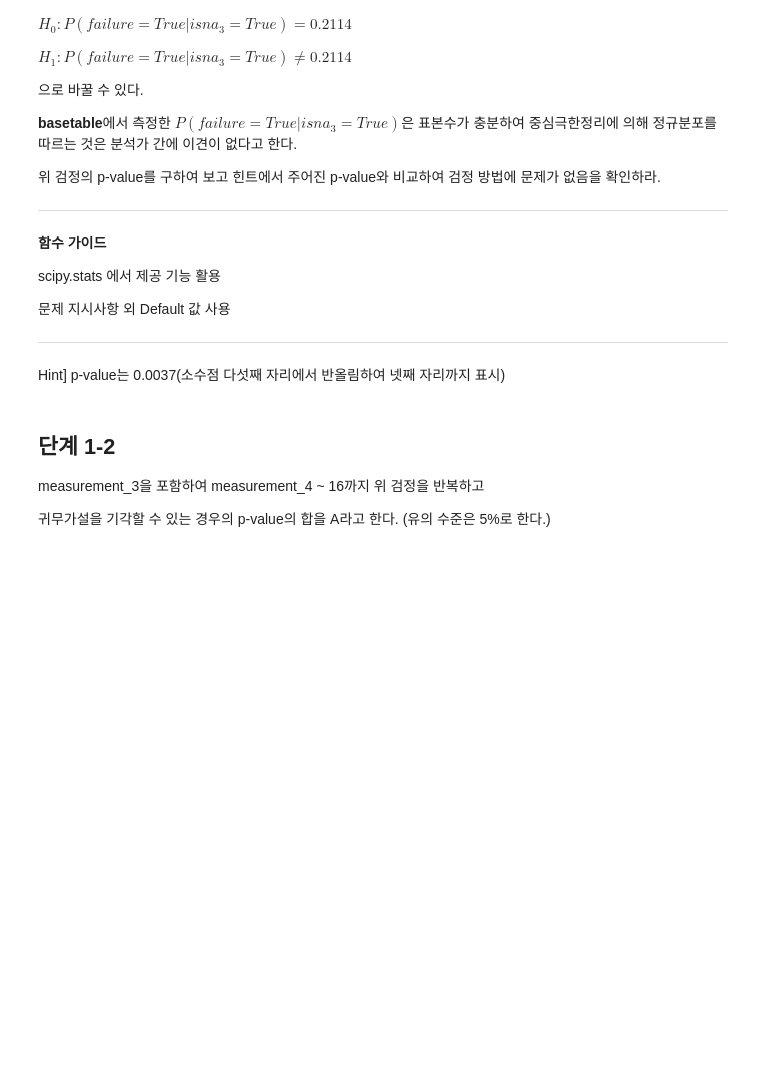
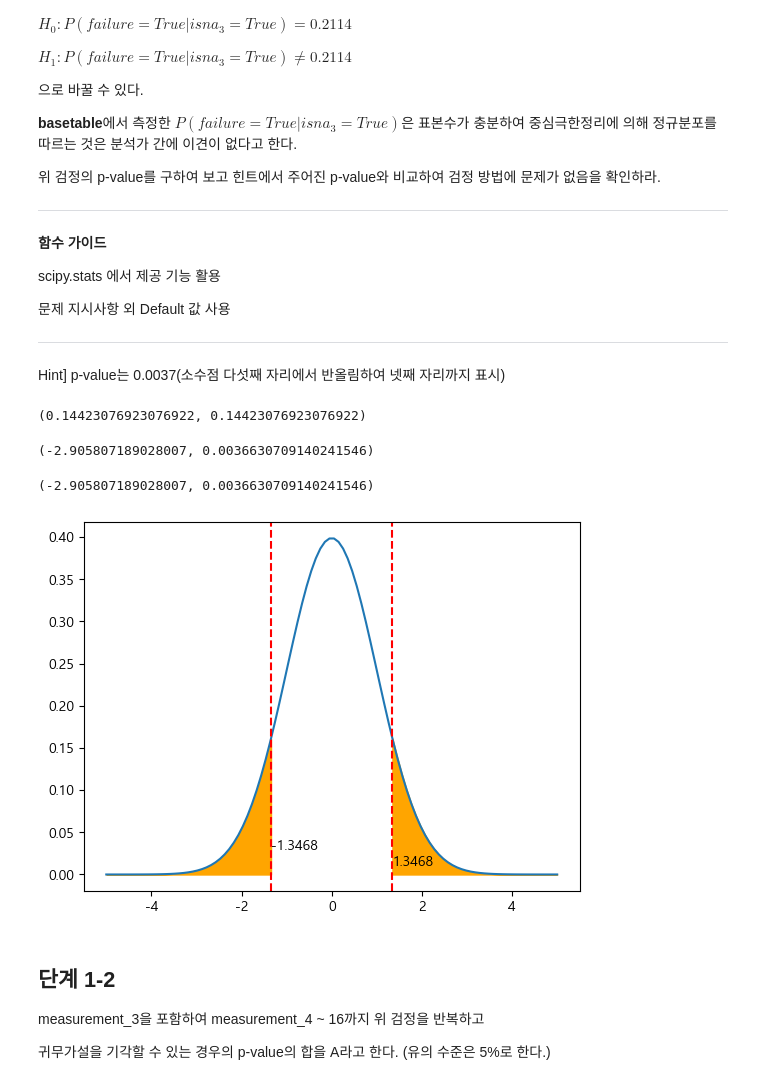
Before and after one commit to sunkusun9/DS_lv3_2609_1, a Jupyter notebook: sec_ds_lv3_prob1_prob.ipynb, the cells around one changed output. Drawn from its saved outputs; the diff is of its cells as text; code cells hidden in the pictures; blank space fills up the shorter version.

```diff
--- a/sec_ds_lv3_prob1_prob.ipynb
+++ b/sec_ds_lv3_prob1_prob.ipynb
@@ -242,3 +275,9 @@ for i in df_basetable['product_code'].unique():
 ## 단계 3
 
 measurement_10~16까지의 결측치는 모두 product_code별 평균으로 대치한다.
+# %%
+X_mean = ['measurement_{}'.format(i) for i in range(10, 17)]
+df_basetable[X_mean] = df_basetable.groupby('product_code')[X_mean].transform(
+    lambda x: x.fillna(x.mean())
+)
+df_basetable[X_mean].head()
@@ -244,0 +292,6 @@ measurement_10~16까지의 결측치는 모두 product_code별 평균으로 대
+# %%
+X_mean = ['measurement_{}'.format(i) for i in range(10, 17)]
+df_basetable[X_mean] = df_basetable.groupby('product_code')[X_mean].apply(
+    lambda x: x.fillna(x.mean())
+).reset_index(level = 0, drop=True)
+df_basetable[X_mean].head()
@@ -293,6 +362,74 @@ $H_1: P(failure=True|isna_{3}=True) \neq 0.2114$
 ---
 
  Hint] p-value는 0.0037(소수점 다섯째 자리에서 반올림하여 넷째 자리까지 표시)
+# %%
+# 귀무가설이 맞다라는 가정
+# 𝑃(𝑓𝑎𝑖𝑙𝑢𝑟𝑒=𝑇𝑟𝑢𝑒|𝑖𝑠𝑛𝑎3=𝑇𝑟𝑢𝑒)=0.2114 => failure|isna3=True ~ Bern(p=0.2114)
+# basetable에서 측정한 𝑃(𝑓𝑎𝑖𝑙𝑢𝑟𝑒=𝑇𝑟𝑢𝑒|𝑖𝑠𝑛𝑎3=𝑇𝑟𝑢𝑒) ~ N(?, ?)
+# 관측 확률 P(𝑓𝑎𝑖𝑙𝑢𝑟𝑒=𝑇𝑟𝑢𝑒|𝑖𝑠𝑛𝑎3=𝑇𝑟𝑢𝑒) = (isna3이 True일 때  failure의 수) / (isna3 True 경우의 수)
+df_basetable.loc[df_basetable['isna_3'], 'failure']
+
+(
+    df_basetable.loc[df_basetable['isna_3'], 'failure'].sum() / df_basetable['isna_3'].sum(),
+    df_basetable.loc[df_basetable['isna_3'], 'failure'].mean()
+)
+# %% [output]
+(0.14423076923076922, 0.14423076923076922)
+# %%
+from scipy.stats import norm
+
+sam_mean = df_basetable.loc[df_basetable['isna_3'], 'failure'].mean()
+# sam_mean ~ N(sam_mean_mu, sam_mean_sigma2)
+# 𝑃(𝑓𝑎𝑖𝑙𝑢𝑟𝑒=𝑇𝑟𝑢𝑒|𝑖𝑠𝑛𝑎3=𝑇𝑟𝑢𝑒)=0.2114 => failure|isna3=True ~ Bern(p=0.2114)
+# mu: p, sigma2: p x (1 - p)
+# sam_mean_mu = mu, sam_mean_sigma2 = sigma2 / n, n은 표본수
+# sam_mean ~ N(mu, sigma2 / n) = N(p, p x (1 - p))
+p = 0.2114
+mu, sigma2 = p, p * (1 - p)
+n = df_basetable['isna_3'].sum()
+sam_mean_mu, sam_mean_sigma2 = mu, sigma2 / n
+Z = (sam_mean - sam_mean_mu) / (sam_mean_sigma2 ** 0.5)
+Z = -abs(Z)
+Z, norm.cdf(Z) * 2
+# %% [output]
+(-2.905807189028007, 0.0036630709140241546)
+# %%
+from statsmodels.stats.proportion import proportions_ztest
+proportions_ztest(
+    df_basetable.loc[df_basetable['isna_3'], 'failure'].sum(),
+    df_basetable['isna_3'].sum(),
+    0.2114,
+    alternative = 'two-sided',
+    prop_var = 0.2114
+)
+# %% [output]
+(-2.905807189028007, 0.0036630709140241546)
+# %%
+# 표준정규 분포를 이용한 pvalue 도출을 그래프로 설명해봅니다
+from scipy.stats import norm
+P_true = 0.2114
+col = 'isna_{}'.format(4)
+P_var = P_true * (1 - P_true)
+n_samples = df_basetable[col].sum()
+P_missing_true = df_basetable.loc[df_basetable[col], 'failure'].mean()
+P_missing_var = P_var / n_samples
+P_missing_std = P_missing_var ** 0.5
+
+stat = -abs((P_missing_true - P_true) / P_missing_std)
+
+plt.plot(np.linspace(-5, 5, 100), norm.pdf(np.linspace(-5, 5, 100)))
+plt.axvline(stat, color='red', linestyle='--')
+plt.text(stat, 0.03, str(stat)[:7])
+plt.axvline(-stat, color='red', linestyle='--')
+plt.text(-stat, 0.01, str(-stat)[:6])
+plt.fill_between(np.linspace(-5, stat, 100), np.zeros(shape=100),
+                norm.pdf(np.linspace(-5, stat, 100)), color='orange')
+plt.fill_between(np.linspace(-stat, 5, 100), np.zeros(shape=100),
+                norm.pdf(np.linspace(-stat, 5, 100)), color='orange')
+
+plt.show()
+# %% [output]
+[figure, added]
 # %% [markdown]
 ## 단계 1-2
 
```
Also changed, not shown: parts of 20 cells of this notebook.
